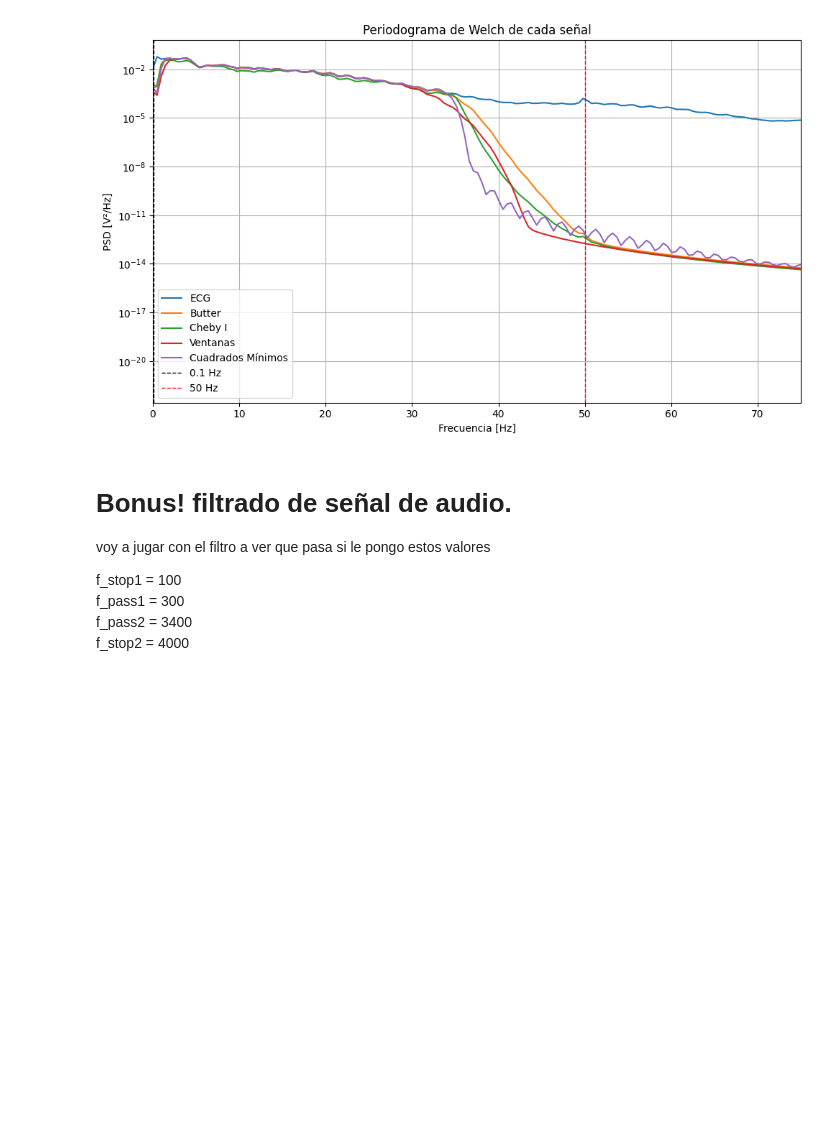
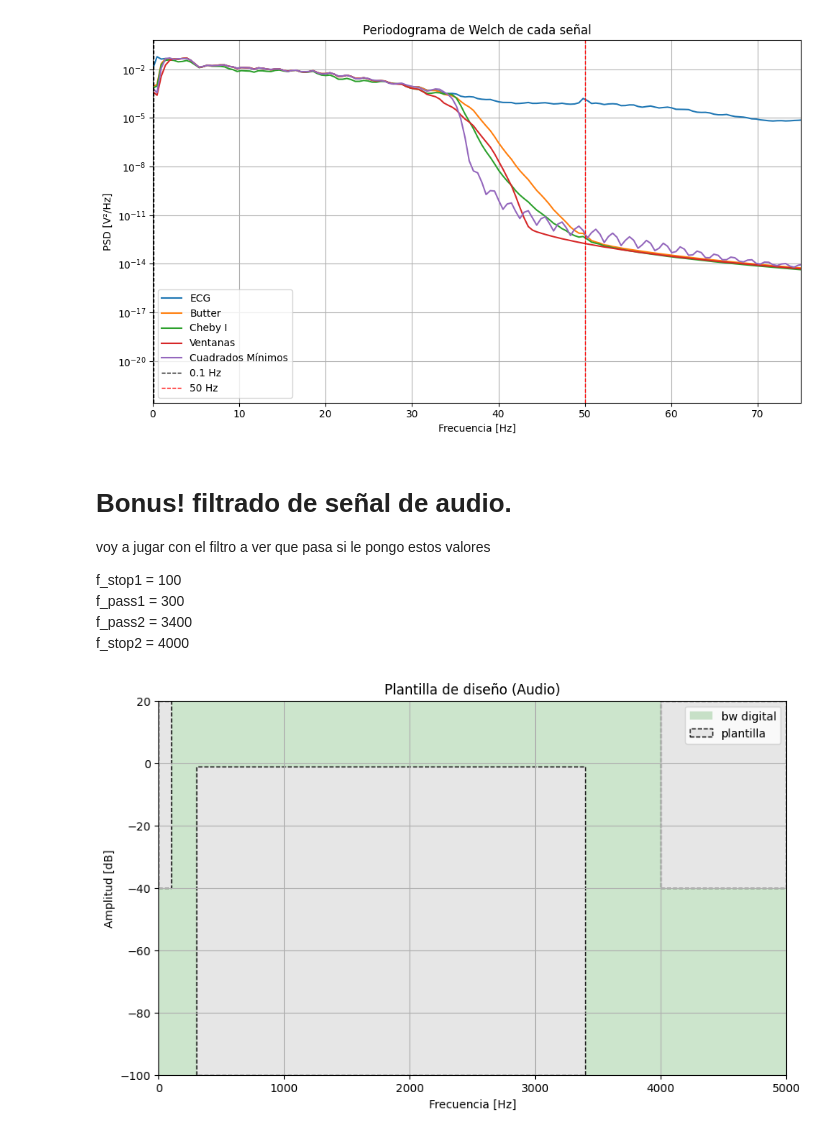
Before and after one commit to Greta-unsam/APS2.0, a Jupyter notebook: Tarea 7/Tarea7.ipynb, the cells around one changed output. Drawn from its saved outputs; the diff is of its cells as text; code cells hidden in the pictures; blank space fills up the shorter version.

```diff
--- a/Tarea 7/Tarea7.ipynb
+++ b/Tarea 7/Tarea7.ipynb
@@ -351,3 +351,46 @@ f_stop1 = 100
 f_pass1 = 300
 f_pass2 = 3400
 f_stop2 = 4000
+# %%
+
+from scipy.io import wavfile
+import os
+
+# Cargar la señal de audio
+fs, audio = sio.wavfile.read('la cucaracha.wav')
+
+# Normalización tipo z-score
+def normalize(signal):
+    return (signal - np.mean(signal)) / np.std(signal)
+
+audio = normalize(audio)
+
+# Crear vector de tiempo
+t_audio = np.arange(len(audio)) / fs
+# %%
+
+#########################################
+########## PLANTILLA DE DISEÑO ##########
+#########################################
+
+# Banda pasante para voz: 300 Hz a 3400 Hz
+fpass = np.array([300, 3400])
+ripple = 1          # dB de ondulación en la banda pasante
+fstop = np.array([100, 4000])
+attenuation = 40    # dB de atenuación fuera de banda
+
+# Mostrar plantilla
+plt.figure(figsize=(10, 6))
+plt.title('Plantilla de diseño (Audio)')
+plt.xlabel('Frecuencia [Hz]')
+plt.ylabel('Amplitud [dB]')
+plt.grid(which='both', axis='both')
+plt.xlim(0, 5000)
+plt.ylim(-100, 20)
+plot_plantilla(filter_type='bandpass', fpass=fpass, ripple=ripple,
+               fstop=fstop, attenuation=attenuation, fs=fs)
+
+# Frecuencias para evaluar la respuesta en frecuencia
+w_rad = np.linspace(0, fs / 2, 600, endpoint=True)
+# %% [output]
+[figure, added]
```
Also changed, not shown: parts of 6 cells of this notebook, 5 other files.
